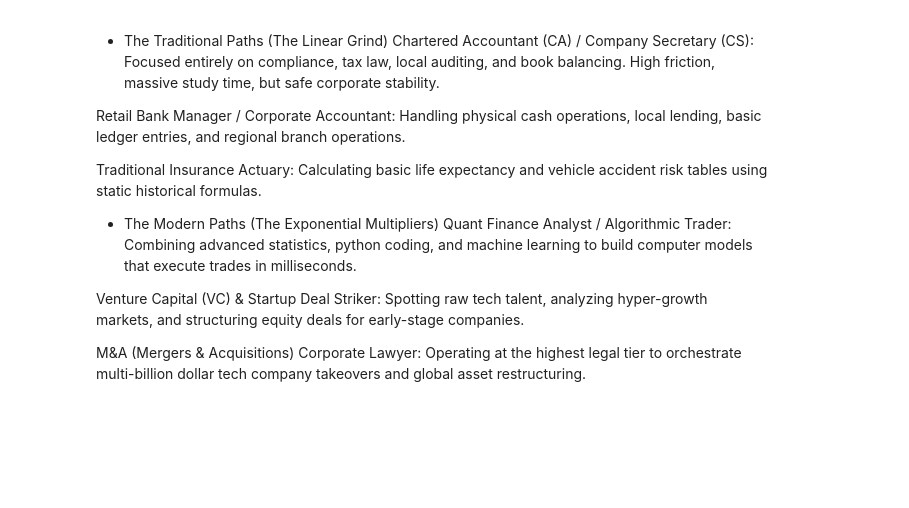
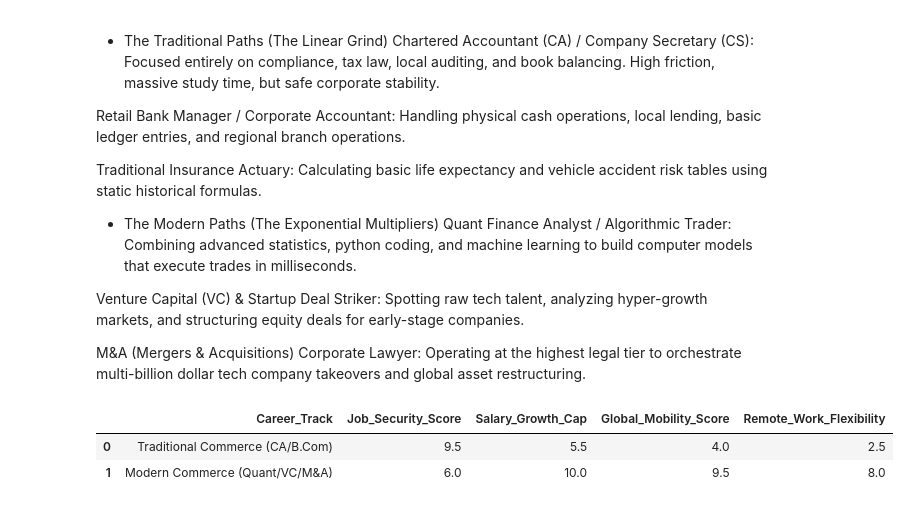
Before and after one commit to Venux09/Carrier-analysis-project, a Jupyter notebook: commerce_stream/commerce_main_page.ipynb, the cells around one changed output. Saved outputs shown, nothing was run; the diff lists cells and outputs as text; code cells hidden in the pictures; blank space fills up the shorter version.

```diff
--- a/commerce_stream/commerce_main_page.ipynb
+++ b/commerce_stream/commerce_main_page.ipynb
@@ -143,5 +143,11 @@ M&A (Mergers & Acquisitions) Corporate Lawyer: Operating at the highest legal ti
 # %%
 # data representation for the commerce subjects including its opportunities
 import pandas as pd
 import numpy as np
 import matplotlib.pyplot as plt
+opportunities_bar = pd.read_csv('data3.csv')
+opportunities_bar
+# %% [output]
+|  | Career_Track | Job_Security_Score | Salary_Growth_Cap | Global_Mobility_Score | Remote_Work_Flexibility |
+| 0 | Traditional Commerce (CA/B.Com) | 9.5 | 5.5 | 4.0 | 2.5 |
+| 1 | Modern Commerce (Quant/VC/M&A) | 6.0 | 10.0 | 9.5 | 8.0 |
```
Also changed, not shown: parts of 5 cells of this notebook.
